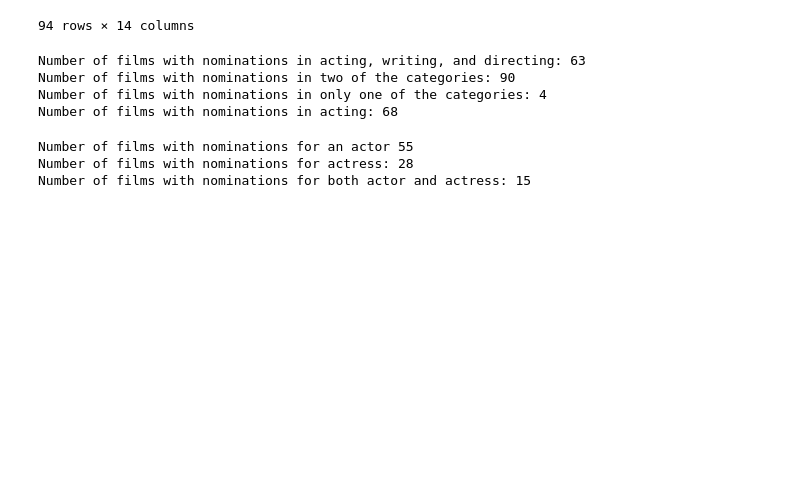
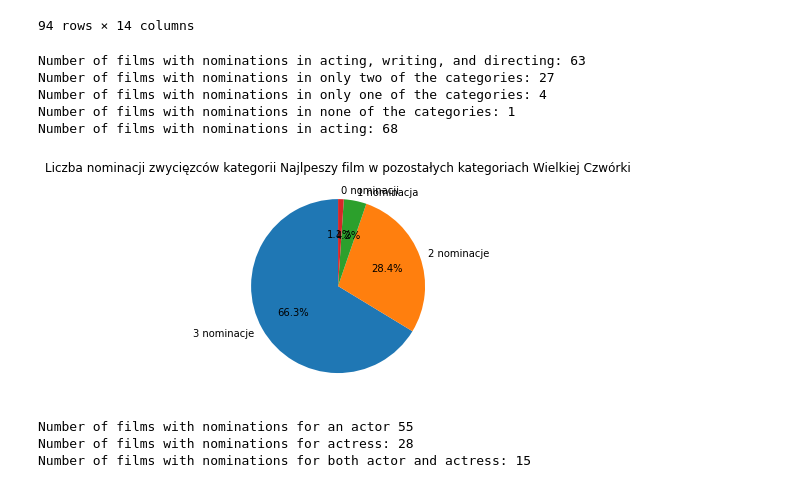
Before and after one commit to Aleksandra-dot/oscar_predictions, a Jupyter notebook: viz/nom.ipynb, the cells around one changed output. Saved outputs shown, nothing was run; the diff lists cells and outputs as text; code cells hidden in the pictures; blank space fills up the shorter version.

Commit message:
fixed the issue with same film having diff titles which produced wrong results - the values in parenthesis are deleted

```diff
--- a/viz/nom.ipynb
+++ b/viz/nom.ipynb
@@ -232,16 +232,39 @@ one_nomination = hot_encoded_win[((hot_encoded_win['Acting'] == 1) & (hot_encode
 # Count the number of films with nominations in acting
 acting_nominations = hot_encoded_win[(hot_encoded_win['Acting'] == 1)].shape[0]
 
+three = all_nominations
+two = two_nominations - all_nominations
+one = one_nomination
+none = 95-three-two-one
 # Print the results
 print("Number of films with nominations in acting, writing, and directing:", all_nominations)
-print("Number of films with nominations in two of the categories:", two_nominations)
-print("Number of films with nominations in only one of the categories:", one_nomination)
+print("Number of films with nominations in only two of the categories:", two)
+print("Number of films with nominations in only one of the categories:", one)
+print("Number of films with nominations in none of the categories:", none)
 print("Number of films with nominations in acting:", acting_nominations)
 # %% [output]
 Number of films with nominations in acting, writing, and directing: 63
-Number of films with nominations in two of the categories: 90
+Number of films with nominations in only two of the categories: 27
 Number of films with nominations in only one of the categories: 4
+Number of films with nominations in none of the categories: 1
 Number of films with nominations in acting: 68
+# %%
+import matplotlib.pyplot as plt
+
+# Dane dla wykresu kołowego
+labels = ['3 nominacje', '2 nominacje', '1 nominacja', '0 nominacji']
+sizes = [three, two, one, none]
+
+# Utworzenie wykresu kołowego
+plt.pie(sizes, labels=labels, autopct='%1.1f%%', startangle=90)
+
+# Dodanie tytułu
+plt.title('Liczba nominacji zwycięzców kategorii Najlpeszy film w pozostałych kategoriach Wielkiej Czwórki')
+
+# Wyświetlenie wykresu
+plt.show()
+# %% [output]
+[figure, added]
 # %%
 # Count the number of films with nominations in actor
 actor_nominations = hot_encoded_win_gender[(hot_encoded_win_gender['Actor'] == 1)].shape[0]
```
Also changed, not shown: 6 other files.
